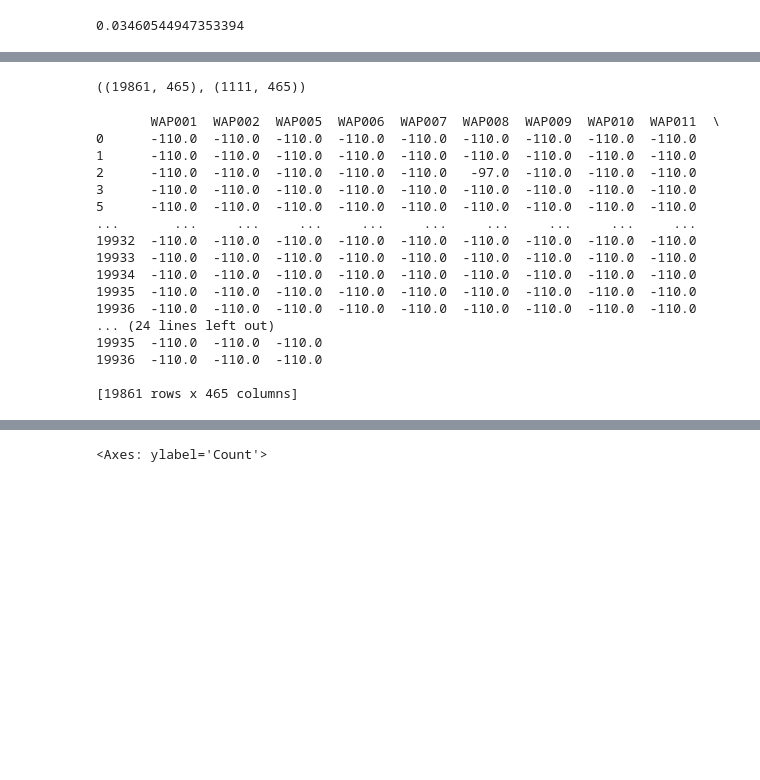
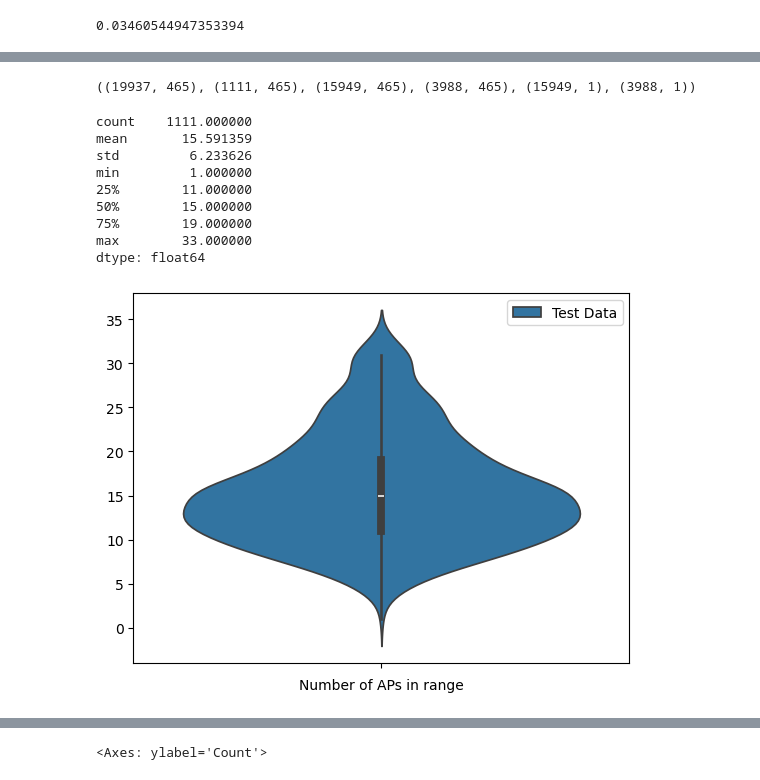
Before and after one commit to AlbertZweistein-2/184.702_MachineLearning, a Jupyter notebook: Ex1/source/Group73_OlsacherPoneschWinkler_UJIIndoorLoc.ipynb, the cells around one changed output, grey strips where cells are left out. Drawn from its saved outputs; the diff is of its cells as text; code cells hidden in the pictures; blank space fills up the shorter version.

```diff
--- a/Ex1/source/Group73_OlsacherPoneschWinkler_UJIIndoorLoc.ipynb
+++ b/Ex1/source/Group73_OlsacherPoneschWinkler_UJIIndoorLoc.ipynb
@@ -182,34 +149,51 @@ After removing predictors with no in-range values (19861, 465)
 X_raw_train = X_train
 X_raw_test = X_test
 
+X_raw_combined = pd.concat([X_raw_train, X_raw_test], axis=0)
+Y_raw_combined = pd.concat([y_train, y_test], axis=0)
 
-X_raw_train.shape, X_raw_test.shape
+#new test train split
+X_train_tot_split, X_test__tot_split, Y_train_tot_split, Y_test__tot_split = train_test_split(X_raw_combined, Y_raw_combined, test_size=0.2, random_state=42)
+X_train_split_new, X_test_split_new, Y_train_split_new, Y_test_split_new = train_test_split(X_raw_train, y_train_new_predict, test_size=0.2, random_state=42)
+#fill for SCaling
+X_train_noNAN = X_train.fillna(-110)
+X_test_noNAN = X_test.fillna(-110)
+
+
+X_raw_train.shape, X_raw_test.shape, X_train_split_new.shape, X_test_split_new.shape, Y_train_split_new.shape, Y_test_split_new.shape
 # %% [output]
-((19861, 465), (1111, 465))
+((19937, 465), (1111, 465), (15949, 465), (3988, 465), (15949, 1), (3988, 1))
-# %%
-# Replace the NaN values with -110 for further processing
-# Transform Train data
-X_train_noNAN = (X_train
-             .replace(to_replace=np.nan,value=-110))
-
-# Perform the same transform on Test data
-X_test_noNAN = (X_test
-             .replace(to_replace=np.nan,value=-110))
-# %% [output]
-       WAP001  WAP002  WAP005  WAP006  WAP007  WAP008  WAP009  WAP010  WAP011  \
-0      -110.0  -110.0  -110.0  -110.0  -110.0  -110.0  -110.0  -110.0  -110.0
-1      -110.0  -110.0  -110.0  -110.0  -110.0  -110.0  -110.0  -110.0  -110.0
-2      -110.0  -110.0  -110.0  -110.0  -110.0   -97.0  -110.0  -110.0  -110.0
-3      -110.0  -110.0  -110.0  -110.0  -110.0  -110.0  -110.0  -110.0  -110.0
-5      -110.0  -110.0  -110.0  -110.0  -110.0  -110.0  -110.0  -110.0  -110.0
-...       ...     ...     ...     ...     ...     ...     ...     ...     ...
-19932  -110.0  -110.0  -110.0  -110.0  -110.0  -110.0  -110.0  -110.0  -110.0
-19933  -110.0  -110.0  -110.0  -110.0  -110.0  -110.0  -110.0  -110.0  -110.0
-19934  -110.0  -110.0  -110.0  -110.0  -110.0  -110.0  -110.0  -110.0  -110.0
-19935  -110.0  -110.0  -110.0  -110.0  -110.0  -110.0  -110.0  -110.0  -110.0
-19936  -110.0  -110.0  -110.0  -110.0  -110.0  -110.0  -110.0  -110.0  -110.0
-... (24 lines left out)
-19935  -110.0  -110.0  -110.0
-19936  -110.0  -110.0  -110.0
-
-[19861 rows x 465 columns]
+# %%
+waps_in_range_train = (X_train
+                 .notnull()
+                 .sum(axis = 1))
+
+waps_in_range_test = (X_test
+                 .notnull()
+                 .sum(axis = 1))
+
+waps_in_range_tot_train_split = (X_train_tot_split
+                 .notnull()
+                 .sum(axis = 1))
+waps_in_range_tot_test_split = (X_test__tot_split
+                 .notnull()
+                 .sum(axis = 1))
+
+fig, ax = plt.subplots(1,1)
+
+
+sns.violinplot(waps_in_range_test, ax = ax, label = 'Test Data')
+ax.set_xlabel("Number of APs in range")
+ax.legend()
+waps_in_range_test.describe()
+# %% [output]
+count    1111.000000
+mean       15.591359
+std         6.233626
+min         1.000000
+25%        11.000000
+50%        15.000000
+75%        19.000000
+max        33.000000
+dtype: float64
+[figure, added]
```
Also changed, not shown: parts of 25 cells of this notebook.
